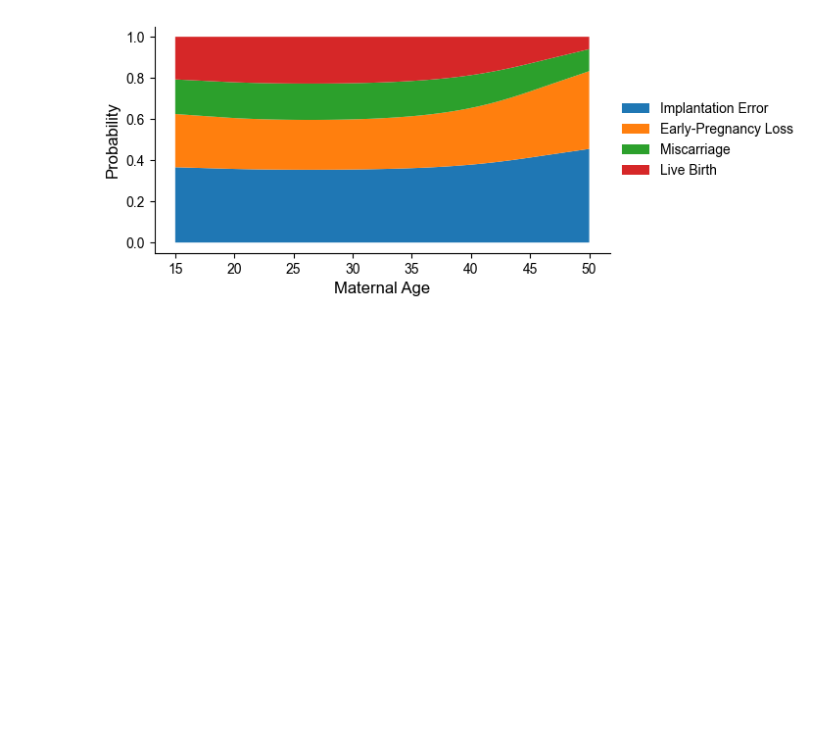
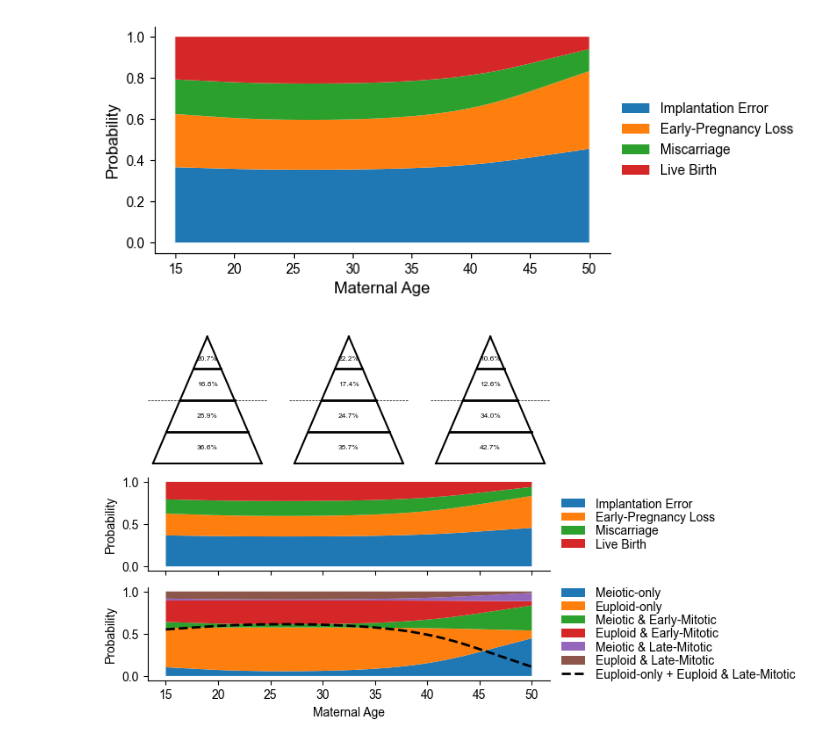
Before and after one commit to aabiddanda/fecundability_model, a Jupyter notebook: notebooks/fecundability_model_draft.ipynb, the cells around one changed output. Cells and saved outputs as stored; diff of their text form; code cells hidden in the pictures; blank space fills up the shorter version.

Commit message:
feat: updated and amended the model to get a draft figure

```diff
--- a/notebooks/fecundability_model_draft.ipynb
+++ b/notebooks/fecundability_model_draft.ipynb
@@ -87,2 +85,65 @@ plt.savefig('../doc/figures/joint_prob_loss_category.042024.pdf', bbox_inches='t
 # %% [output]
 [figure]
+# %%
+# Making the full composite figure ...
+from matplotlib.gridspec import GridSpec
+
+fig = plt.figure(layout="constrained", figsize=(8,4.5))
+gs = GridSpec(3, 3, figure=fig, height_ratios=[1.5,1,1])
+ax1 = fig.add_subplot(gs[0, 0])
+ax2 = fig.add_subplot(gs[0, 1])
+ax3 = fig.add_subplot(gs[0, 2])
+
+# Plot the different macklon pyramids
+FecundabilityPlotting().plot_macklon_pyramid(ax=ax1, xs=outcome_probs[0,::-1], ha='center', va='center', fontsize=6)
+remove_border(ax1); remove_ticks(ax1);
+
+FecundabilityPlotting().plot_macklon_pyramid(ax=ax2, xs=outcome_probs[100,::-1], ha='center', va='center', fontsize=6)
+remove_border(ax2); remove_ticks(ax2);
+
+FecundabilityPlotting().plot_macklon_pyramid(ax=ax3, xs=outcome_probs[180,::-1], ha='center', va='center', fontsize=6)
+remove_border(ax3); remove_ticks(ax3);
+
+ax4 = fig.add_subplot(gs[1,:])
+ax5 = fig.add_subplot(gs[2, :], sharex=ax4)
+
+# Plot the pregnancy outcomes
+prev = np.zeros(ps.size)
+ax4.fill_between(maternal_age, y1=prev, y2=outcome_probs[:,3], label=r'Implantation Error');
+prev = prev + outcome_probs[:,3]
+ax4.fill_between(maternal_age, y1=prev, y2=prev + outcome_probs[:,2], label=r'Early-Pregnancy Loss');
+prev = prev + outcome_probs[:,2]
+ax4.fill_between(maternal_age, y1=prev, y2=prev + outcome_probs[:,1], label=r'Miscarriage');
+prev = prev + outcome_probs[:,1]
+ax4.fill_between(maternal_age, y1=prev, y2=prev + outcome_probs[:,0], label=r'Live Birth');
+
+ax4.set_ylabel('Probability')
+ax4.legend(loc='center left', labelspacing=.1, bbox_to_anchor=(1, 0.5), frameon=False)
+debox(ax4);
+
+# Plot the aneuploidy on the bottom axis
+prev = np.zeros(ps.size)
+ax5.fill_between(maternal_age, y1=prev, y2=[As[i][0,0] for i in range(ps.size)], label=r'Meiotic-only');
+prev = prev + np.array([As[i][0,0] for i in range(ps.size)])
+ax5.fill_between(maternal_age, y1=prev, y2=prev + [As[i][0,1] for i in range(ps.size)], label=r'Euploid-only');
+prev = prev + np.array([As[i][0,1] for i in range(ps.size)])
+ax5.fill_between(maternal_age, y1=prev, y2=prev + [As[i][1,0] for i in range(ps.size)], label=r'Meiotic & Early-Mitotic');
+prev = prev + np.array([As[i][1,0] for i in range(ps.size)])
+ax5.fill_between(maternal_age, y1=prev, y2=prev + [As[i][1,1] for i in range(ps.size)], label=r'Euploid & Early-Mitotic');
+prev = prev + np.array([As[i][1,1] for i in range(ps.size)])
+ax5.fill_between(maternal_age, y1=prev, y2=prev + [As[i][2,0] for i in range(ps.size)], label=r'Meiotic & Late-Mitotic');
+prev = prev + np.array([As[i][2,0] for i in range(ps.size)])
+ax5.fill_between(maternal_age, y1=prev, y2=prev + [As[i][2,1] for i in range(ps.size)], label=r'Euploid & Late-Mitotic');
+
+# The probability of "least-severe categories" ...
+ax5.plot(maternal_age, np.array([As[i][0,1] + As[i][2,1] for i in range(ps.size)]), color='black', lw=2, linestyle='--', label='Euploid-only + Euploid & Late-Mitotic')
+plt.setp(ax4.get_xticklabels(), visible=False)
+
+ax5.set_xlabel('Maternal Age')
+ax5.set_ylabel('Probability')
+ax5.legend(loc='center left', labelspacing=.1,  bbox_to_anchor=(1, 0.5), frameon=False)
+debox(ax5);
+plt.savefig('../doc/figures/model_figure.042024.pdf', dpi=300, bbox_inches='tight')
+plt.savefig('../doc/figures/model_figure.042024.png', dpi=300, bbox_inches='tight')
+# %% [output]
+[figure, added]
```
Also changed, not shown: parts of 2 cells of this notebook, 7 other files.
